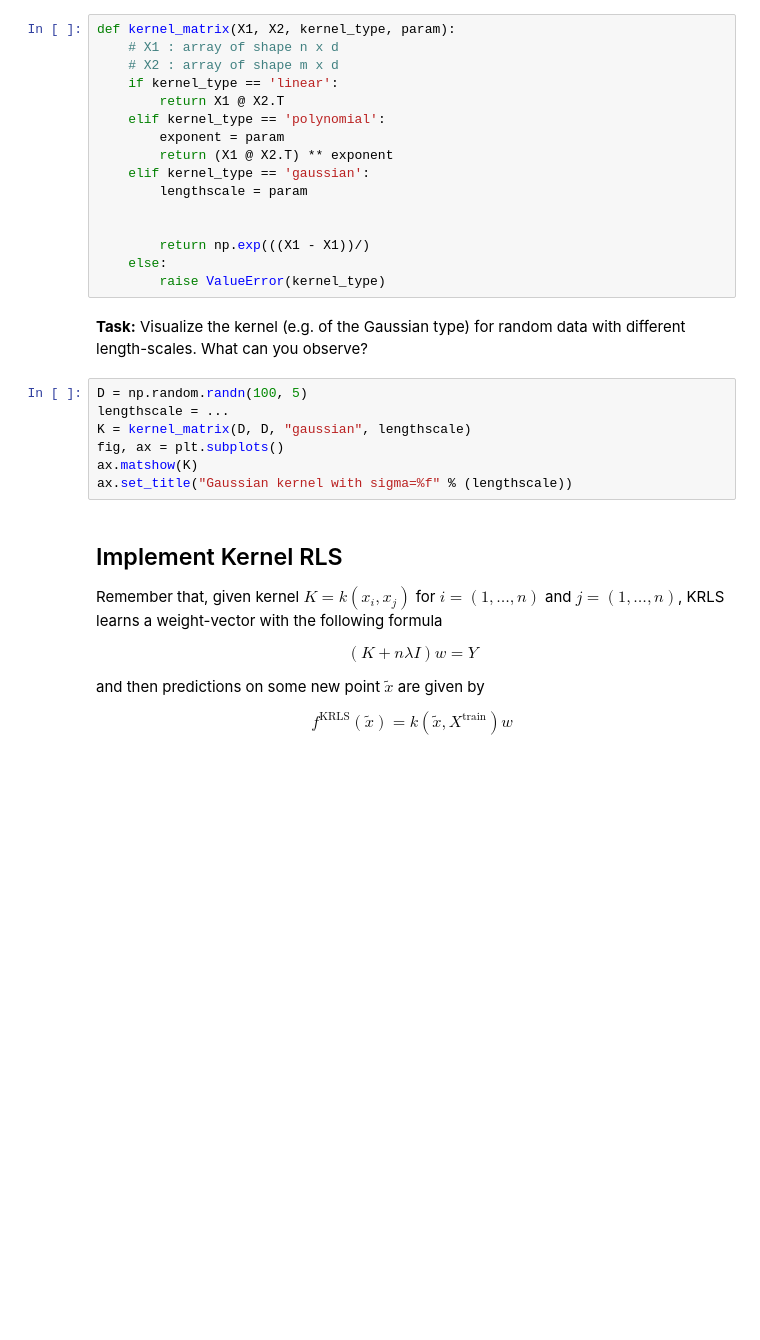
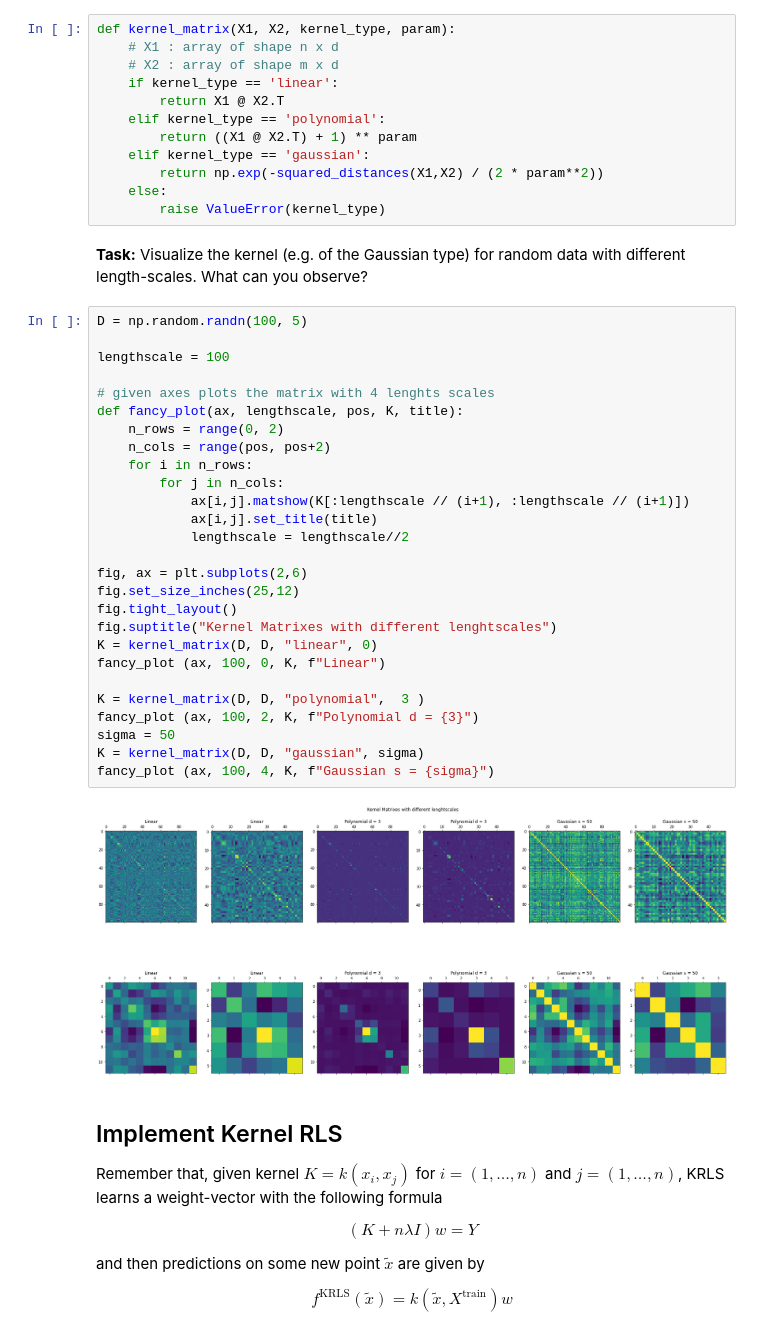
Before and after one commit to invzz/ML_LAB, a Jupyter notebook: Lab 5 - Kernel Regularized Least Squares.ipynb, the cells around one changed output. Drawn from its saved outputs; the diff is of its cells as text; blank space fills up the shorter version.

```diff
--- a/Lab 5 - Kernel Regularized Least Squares.ipynb
+++ b/Lab 5 - Kernel Regularized Least Squares.ipynb
@@ -150,24 +150,42 @@ def kernel_matrix(X1, X2, kernel_type, param):
     if kernel_type == 'linear':
         return X1 @ X2.T
     elif kernel_type == 'polynomial':
-        exponent = param
-        return (X1 @ X2.T) ** exponent
+        return ((X1 @ X2.T) + 1) ** param
     elif kernel_type == 'gaussian':
-        lengthscale = param
-
-
-        return np.exp(((X1 - X1))/)
+        return np.exp(-squared_distances(X1,X2) / (2 * param**2))
     else:
         raise ValueError(kernel_type)
 # %% [markdown]
 **Task:** Visualize the kernel (e.g. of the Gaussian type) for random data with different length-scales. What can you observe?
-# %%
-D = np.random.randn(100, 5)
-lengthscale = ...
-K = kernel_matrix(D, D, "gaussian", lengthscale)
-fig, ax = plt.subplots()
-ax.matshow(K)
-ax.set_title("Gaussian kernel with sigma=%f" % (lengthscale))
+# %%
+D = np.random.randn(100, 5)
+
+lengthscale = 100
+
+# given axes plots the matrix with 4 lenghts scales
+def fancy_plot(ax, lengthscale, pos, K, title):
+    n_rows = range(0, 2)
+    n_cols = range(pos, pos+2)
+    for i in n_rows:
+        for j in n_cols:
+            ax[i,j].matshow(K[:lengthscale // (i+1), :lengthscale // (i+1)])
+            ax[i,j].set_title(title)
+            lengthscale = lengthscale//2
+
+fig, ax = plt.subplots(2,6)
+fig.set_size_inches(25,12)
+fig.tight_layout()
+fig.suptitle("Kernel Matrixes with different lenghtscales")
+K = kernel_matrix(D, D, "linear", 0)
+fancy_plot (ax, 100, 0, K, f"Linear")
+
+K = kernel_matrix(D, D, "polynomial",  3 )
+fancy_plot (ax, 100, 2, K, f"Polynomial d = {3}")
+sigma = 50
+K = kernel_matrix(D, D, "gaussian", sigma)
+fancy_plot (ax, 100, 4, K, f"Gaussian s = {sigma}")
+# %% [output]
+[figure, added]
 # %% [markdown]
 ## Implement Kernel RLS
 
```
Also changed, not shown: parts of 10 cells of this notebook.
